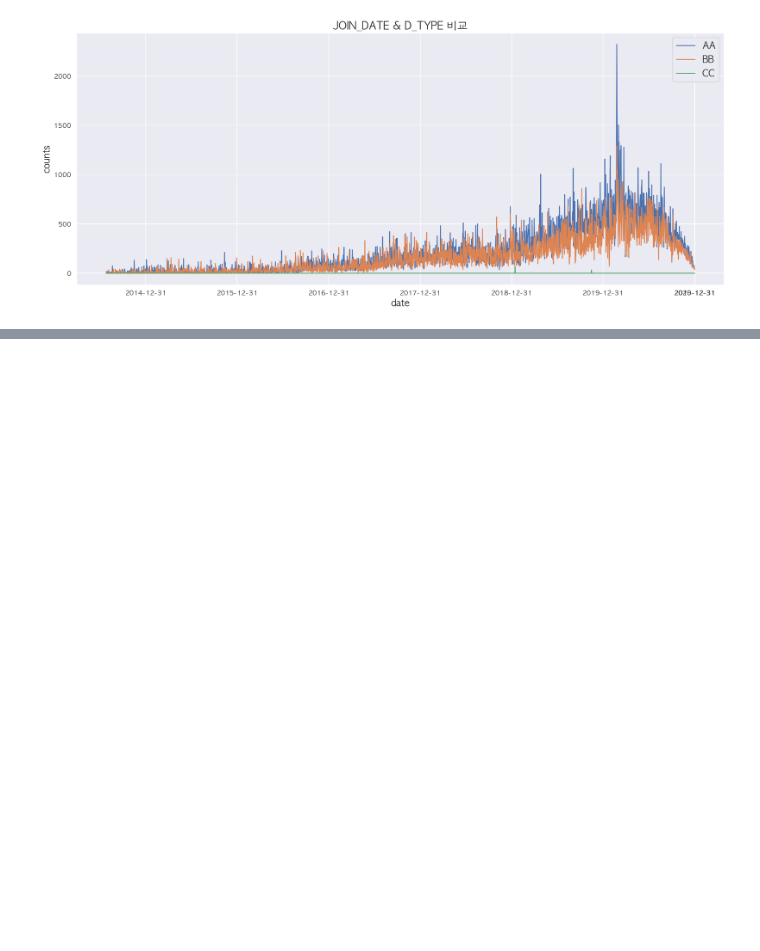
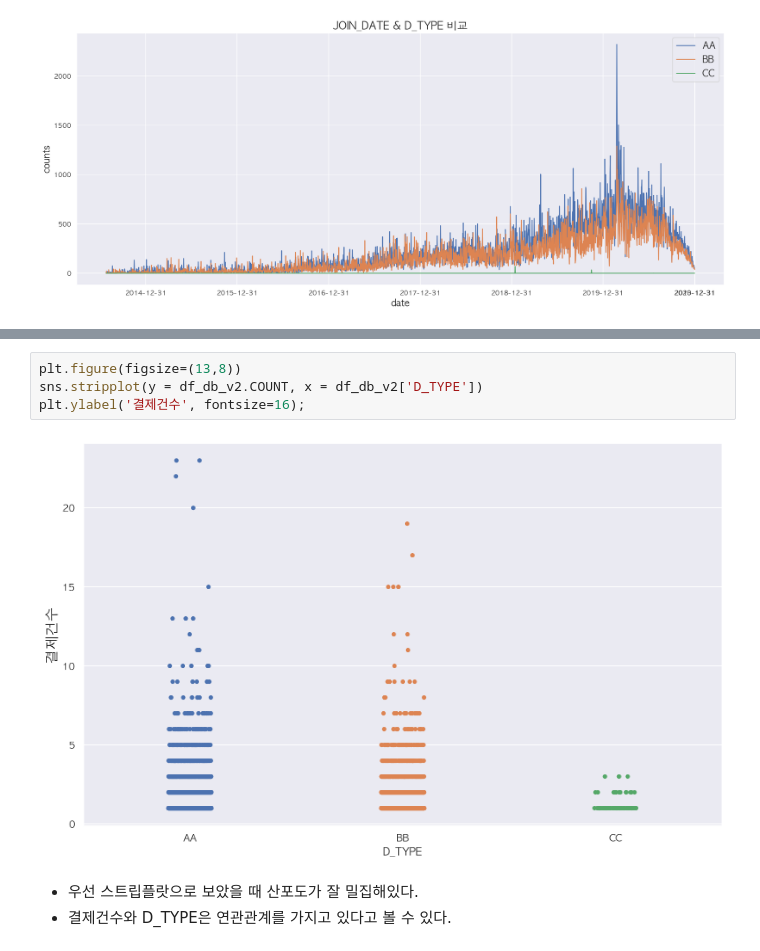
Before and after one commit to hyunjuyo/team2_wanted_onboarding_2nd, a Jupyter notebook: Week3_김기성/moduparking_Final_02_Engineering_Modeling.ipynb, the cells around one changed output, grey strips where cells are left out. Drawn from its saved outputs; the diff is of its cells as text; blank space fills up the shorter version.

```diff
--- a/Week3_김기성/moduparking_Final_02_Engineering_Modeling.ipynb
+++ b/Week3_김기성/moduparking_Final_02_Engineering_Modeling.ipynb
@@ -290 +307,10 @@ P-Value 결과:  5.39468417109281e-110
+# %%
+plt.figure(figsize=(13,8))
+sns.stripplot(y = df_db_v2.COUNT, x = df_db_v2['D_TYPE'])
+plt.ylabel('결제건수', fontsize=16);
+# %% [output]
+[figure, added]
+# %% [markdown]
+- 우선 스트립플랏으로 보았을 때 산포도가 잘 밀집해있다.
+- 결제건수와 D_TYPE은 연관관계를 가지고 있다고 볼 수 있다.
 # %%
```
Also changed, not shown: parts of 42 cells of this notebook, 2 other files.
